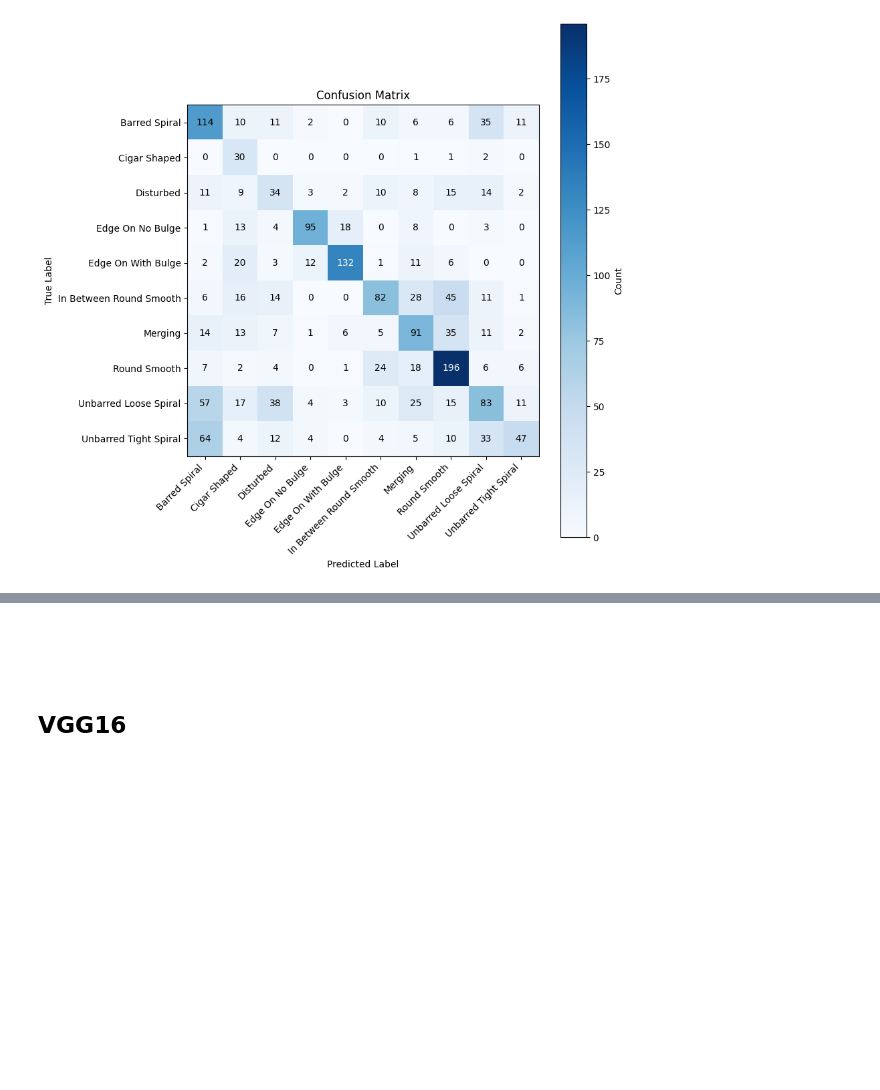
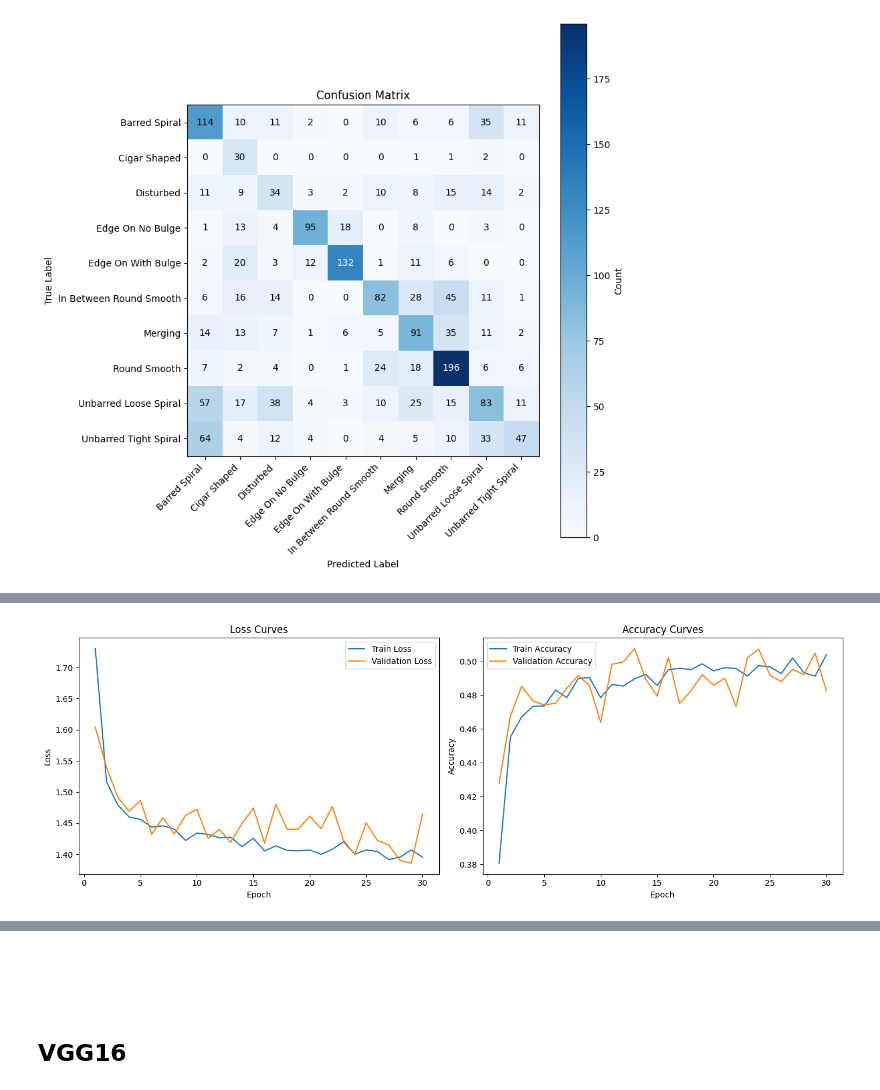
Before and after one commit to CheekyRishi/galaxy_morphology_classification, a Jupyter notebook: notebooks/train_and_evaluate.ipynb, the cells around one changed output, grey strips where cells are left out. Cells and saved outputs as stored; diff of their text form; code cells hidden in the pictures; blank space fills up the shorter version.

Commit message:
Train and evaluate resnet18

```diff
--- a/notebooks/train_and_evaluate.ipynb
+++ b/notebooks/train_and_evaluate.ipynb
@@ -372,0 +379,2 @@ predictions.plot_confusion_matrix(labels=test_results["labels"],
+# %%
+ResNet18, resnet18_eval_transforms = resnet18(num_classes=10)
@@ -372,0 +391,24 @@ predictions.plot_confusion_matrix(labels=test_results["labels"],
+# %%
+train_dir = "../data/Galaxy10_DECaLS/train"
+val_dir = "../data/Galaxy10_DECaLS/val"
+test_dir = "../data/Galaxy10_DECaLS/test"
+
+train_loader, val_loader, test_loader, class_names= create_dataloaders(train_dir=train_dir,
+                                                                        test_dir=test_dir,
+                                                                        val_dir=val_dir,
+                                                                        num_workers=NUM_WORKERS,
+                                                                        train_transform=get_train_transforms(resize_size=256,crop_size=224),
+                                                                        eval_transform=resnet18_eval_transforms,
+                                                                        batch_size=BATCH_SIZE)
+# %%
+optimizer = torch.optim.Adam(params=ResNet18.parameters(),lr=LEARNING_RATE)
+loss_fn = torch.nn.CrossEntropyLoss()
+# %%
+resnet18_results = train(model=ResNet18,
+                      optimizer=optimizer,
+                      loss_fn=loss_fn,
+                      device=device,
+                      epochs=EPOCHS*3,
+                      train_dataloader=train_loader,
+                      test_dataloader=val_loader,
+                      validation=True)
@@ -372,0 +433,4 @@ predictions.plot_confusion_matrix(labels=test_results["labels"],
+# %%
+plot_acc_loss_curves(results=resnet18_results,validation=True)
+# %% [output]
+[figure, added]
```
Also changed, not shown: parts of 11 cells of this notebook.
